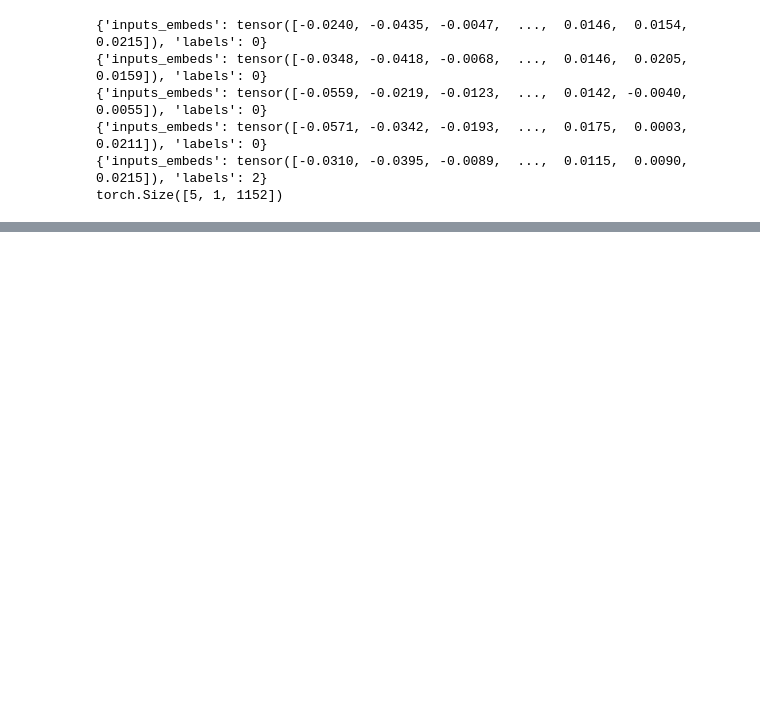
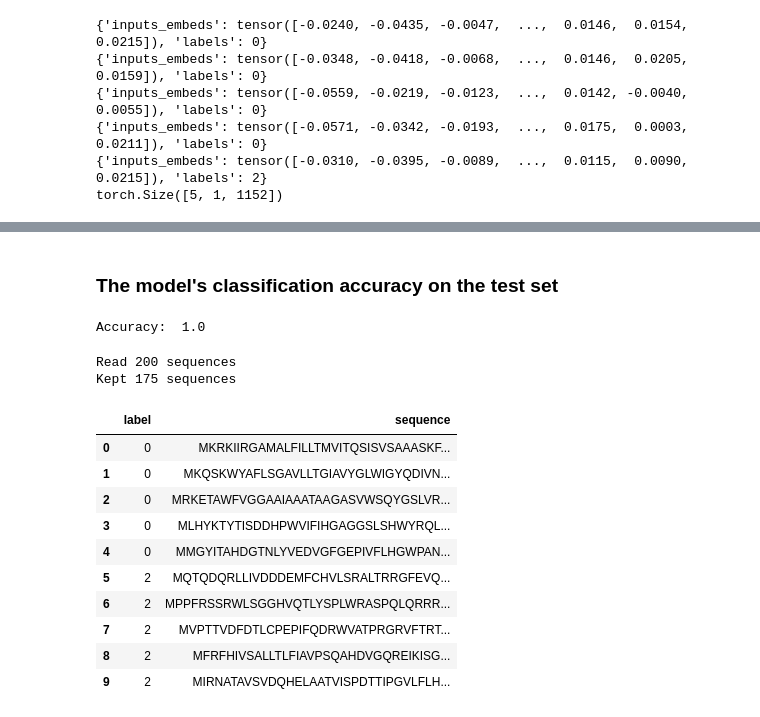
Before and after one commit to VadimDu/Protein_LLM_modeling, a Jupyter notebook: clean_ver_Modeling_ESM_plusplus.ipynb, the cells around one changed output, grey strips where cells are left out. Saved outputs shown, nothing was run; the diff lists cells and outputs as text; code cells hidden in the pictures; blank space fills up the shorter version.

```diff
--- a/clean_ver_Modeling_ESM_plusplus.ipynb
+++ b/clean_ver_Modeling_ESM_plusplus.ipynb
@@ -1499,0 +1883,62 @@ torch.cuda.empty_cache()
+# %% [markdown]
+### The model's classification accuracy on the test set
+# %%
+print("Accuracy: ", accuracy_score(my_test[0:25].label, predictions))
+# %% [output]
+Accuracy:  1.0
+# %%
+#@title Process the fasta file to convert it to compatiable format with batch prediction (sequence+label)
+
+# implemented using Bio module
+def parse_fasta_to_df(fasta_path, keep_original_header=False):
+  """Read in the fasta file, separate the headers from the sequences into df columns, and filter non-PET/PLA/PE types sequences."""
+  seqs = {}
+  for record in SeqIO.parse(fasta_path, "fasta"):
+      seqs[record.description] = str(record.seq)
+  print(f'Read {len(seqs)} sequences')
+
+  # create a dataframe from the sequences dict
+  proteins_df = pd.DataFrame(data={'seq_id': seqs.keys(), 'sequence': seqs.values()}, columns=['seq_id', 'sequence'])
+
+  def _filter_plastic_types(value):
+    """Filter out plastic types from a seq_id column string using set intersection (&) operation.
+    This will keep only allowed types (PET, PLA, PE)"""
+    extracted = {value.split("|")[0]}
+    allowed = {"PET", "PLA", "PE"}  # Allowed values
+    filtered = extracted & allowed  # Keep only allowed values
+
+    if len(filtered) == 1:  # Keep only rows with exactly 1 valid entry
+        return next(iter(filtered))  # Extract the single value, preferred way to fetch a single element from an iterable
+    return None  # Drop rows with multiple or zero values
+
+  if keep_original_header:
+    proteins_df["original header"] = proteins_df["seq_id"]
+  # Apply function and drop rows with None (filtered out)
+  proteins_df["seq_id"] = proteins_df["seq_id"].apply(_filter_plastic_types)
+  # Remove rows that were filtered out
+  proteins_df = proteins_df.dropna().reset_index(drop=True)
+  proteins_df.rename(columns={'seq_id': 'label'}, inplace=True)
+  # convert the target polymers titles to integers
+  proteins_df['label'] = proteins_df['label'].map({'PET': 0, 'PLA': 1, 'PE': 2})
+
+  print(f'Kept {proteins_df.shape[0]} sequences')
+
+  return proteins_df
+# %%
+input_seqs_from_db_path = "/content/drive/My Drive/LLMs_data/input_seq/Plastic_degrading_enzymes_PE_PET_PLA_PVA_targetDB_f.fasta"
+input_seqs_from_db = parse_fasta_to_df(input_seqs_from_db_path)
+input_seqs_from_db.head(10)
+# %% [output]
+Read 200 sequences
+Kept 175 sequences
+|  | label | sequence |
+| 0 | 0 | MKRKIIRGAMALFILLTMVITQSISVSAAASKF... |
+| 1 | 0 | MKQSKWYAFLSGAVLLTGIAVYGLWIGYQDIVN... |
+| 2 | 0 | MRKETAWFVGGAAIAAATAAGASVWSQYGSLVR... |
+| 3 | 0 | MLHYKTYTISDDHPWVIFIHGAGGSLSHWYRQL... |
+| 4 | 0 | MMGYITAHDGTNLYVEDVGFGEPIVFLHGWPAN... |
+| 5 | 2 | MQTQDQRLLIVDDDEMFCHVLSRALTRRGFEVQ... |
+| 6 | 2 | MPPFRSSRWLSGGHVQTLYSPLWRASPQLQRRR... |
+| 7 | 2 | MVPTTVDFDTLCPEPIFQDRWVATPRGRVFTRT... |
+| 8 | 2 | MFRFHIVSALLTLFIAVPSQAHDVGQREIKISG... |
+| 9 | 2 | MIRNATAVSVDQHELAATVISPDTTIPGVLFLH... |
```
Also changed, not shown: parts of 38 cells of this notebook.
